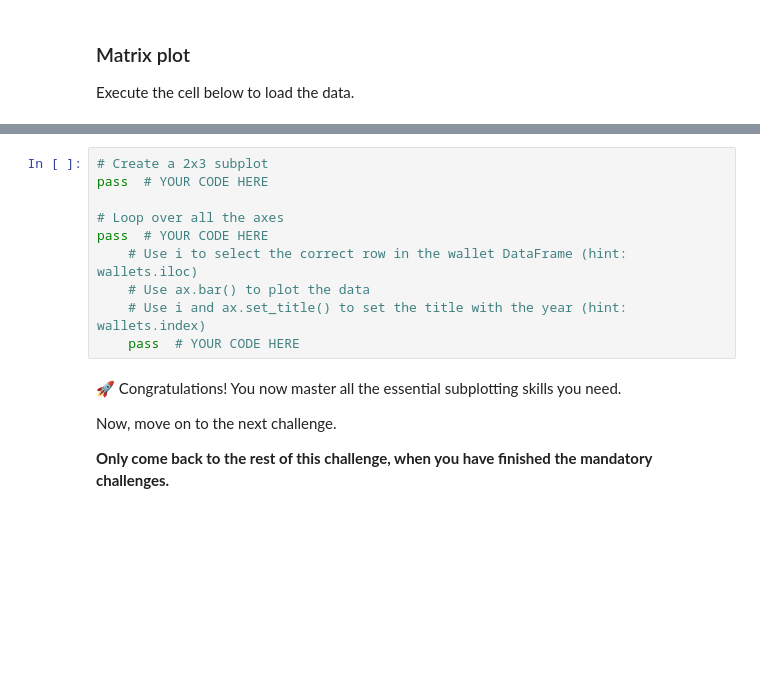
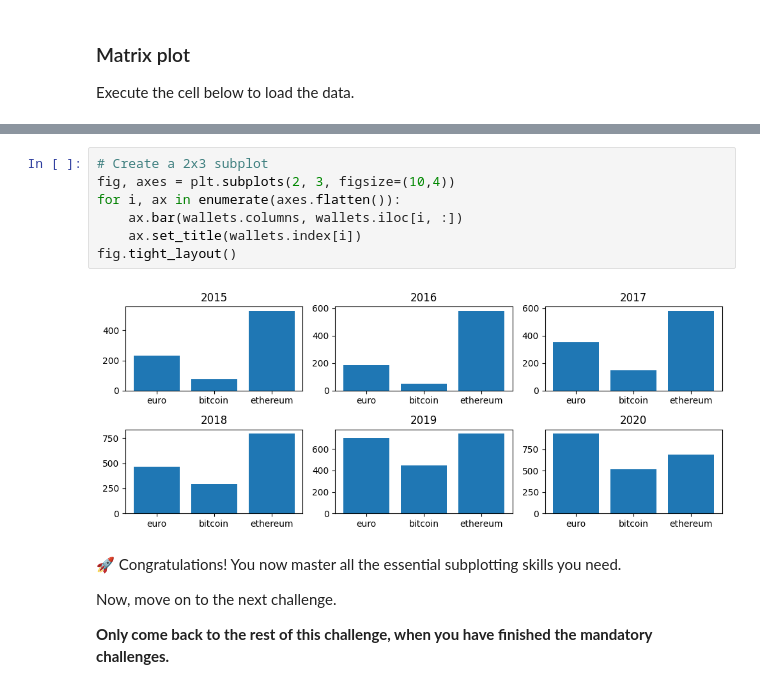
Before and after one commit to jpalvarezb/data-subplotting, a Jupyter notebook: ex03.ipynb, the cells around one changed output, grey strips where cells are left out. Cells and saved outputs as stored; diff of their text form; blank space fills up the shorter version.

````diff
--- a/ex03.ipynb
+++ b/ex03.ipynb
@@ -58,16 +75,15 @@ Remember the DRY principle? Don't Repeat Yourself: do not write 6 very similar l
   ```
 
 </details>
-# %%
-# Create a 2x3 subplot
-pass  # YOUR CODE HERE
-
-# Loop over all the axes
-pass  # YOUR CODE HERE
-    # Use i to select the correct row in the wallet DataFrame (hint: wallets.iloc)
-    # Use ax.bar() to plot the data
-    # Use i and ax.set_title() to set the title with the year (hint: wallets.index)
-    pass  # YOUR CODE HERE
+# %%
+# Create a 2x3 subplot
+fig, axes = plt.subplots(2, 3, figsize=(10,4))
+for i, ax in enumerate(axes.flatten()):
+    ax.bar(wallets.columns, wallets.iloc[i, :])
+    ax.set_title(wallets.index[i])
+fig.tight_layout()
+# %% [output]
+[figure, added]
 # %% [markdown]
 🚀 Congratulations! You now master all the essential subplotting skills you need.
 
````
Also changed, not shown: parts of 4 cells of this notebook.
